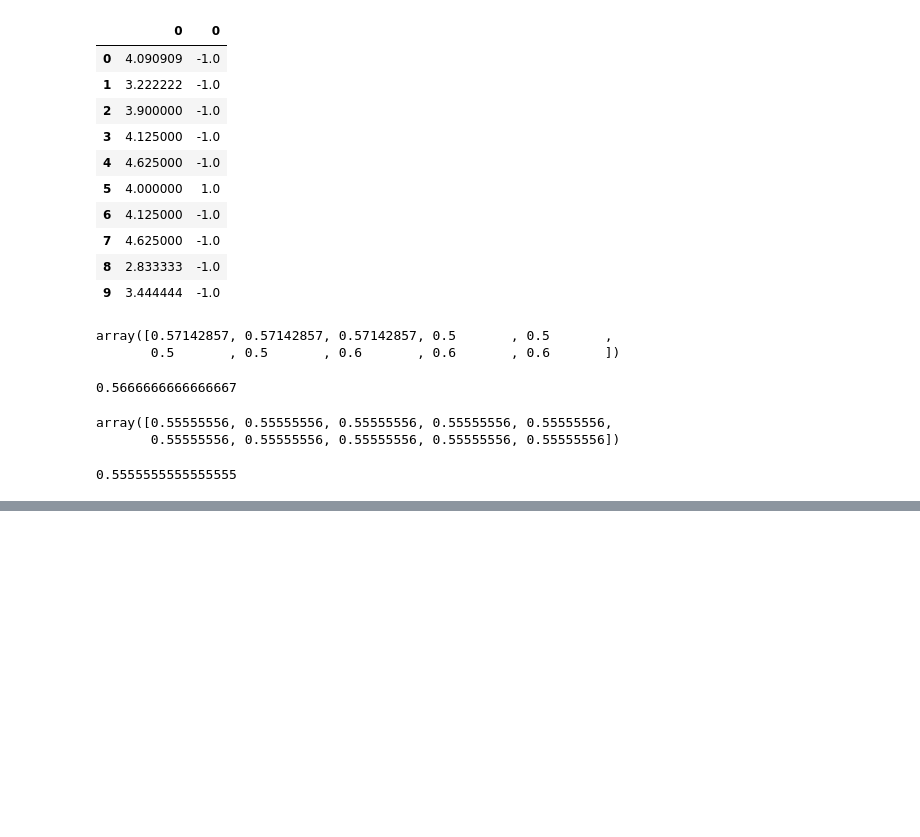
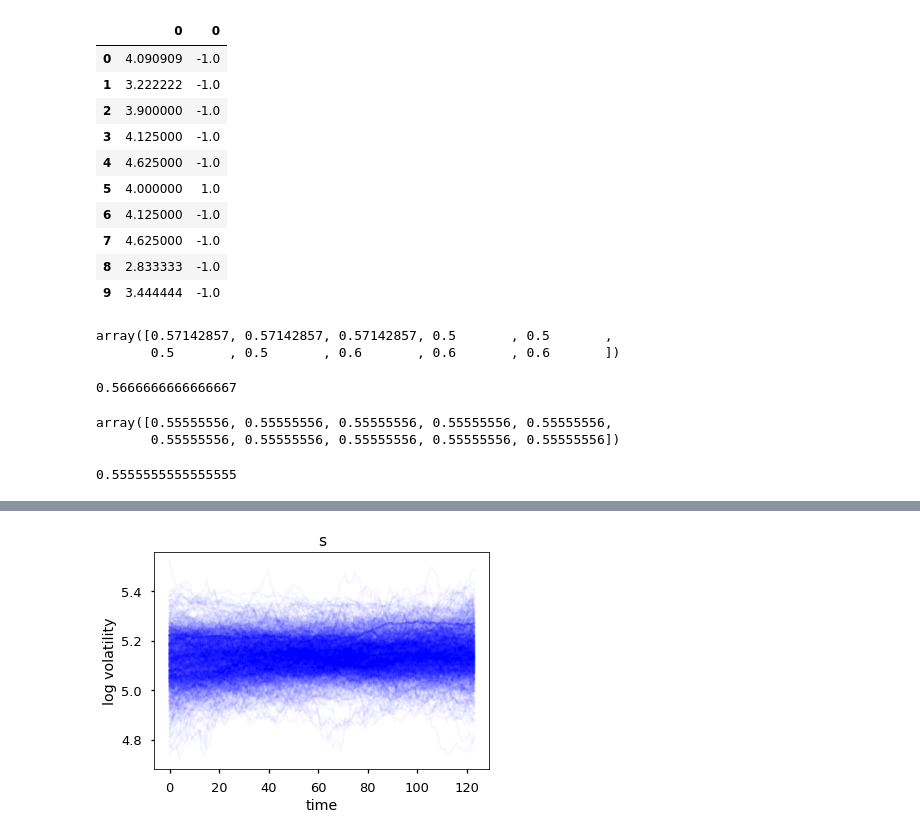
Before and after one commit to jgross962/515Project, a Jupyter notebook: BayesianMethods.ipynb, the cells around one changed output, grey strips where cells are left out. Saved outputs shown, nothing was run; the diff lists cells and outputs as text; code cells hidden in the pictures; blank space fills up the shorter version.

```diff
--- a/BayesianMethods.ipynb
+++ b/BayesianMethods.ipynb
@@ -412,0 +476,7 @@ float(sum(scores))/len(scores)
+# %%
+fig, ax = plt.subplots()
+
+plt.plot(trace['s'].T, 'b', alpha=.03);
+ax.set(title=str(s), xlabel='time', ylabel='log volatility');
+# %% [output]
+[figure, added]
```
Also changed, not shown: parts of 17 cells of this notebook.
